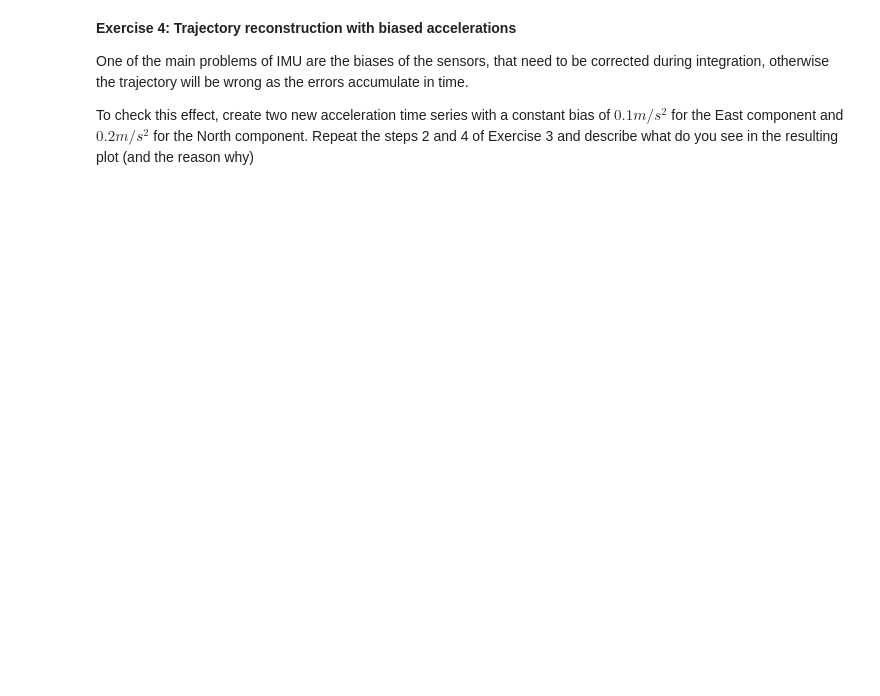
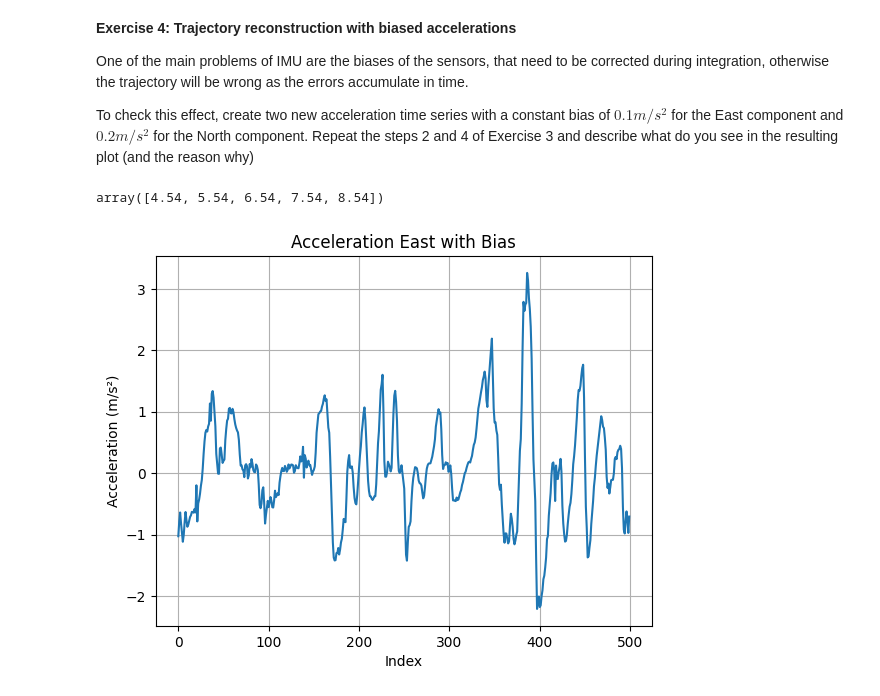
Before and after one commit to FranciscoSagardoyProus/PAI_REPO, a Jupyter notebook: plab/p3_GNSS_IMU.ipynb, the cells around one changed output. Drawn from its saved outputs; the diff is of its cells as text; code cells hidden in the pictures; blank space fills up the shorter version.

```diff
--- a/plab/p3_GNSS_IMU.ipynb
+++ b/plab/p3_GNSS_IMU.ipynb
@@ -313,0 +325,21 @@ To check this effect, create two new acceleration time series with a constant bi
+# %%
+array
+# %% [output]
+array([4.54, 5.54, 6.54, 7.54, 8.54])
+# %%
+bias_east = 0.1
+bias_north = 0.2
+
+df['acceleration_east_biased(m/s2)'] = df['acceleration_east(m/s2)'] + bias_east
+df['acceleration_north_biased(m/s2)'] = df['acceleration_north(m/s2)'] + bias_north
+# %%
+aE_biased = 'acceleration_east_biased(m/s2)'
+
+plt.plot(df[aE_biased])
+plt.title("Acceleration East with Bias")
+plt.xlabel("Index")
+plt.ylabel("Acceleration (m/s²)")
+plt.grid()
+plt.show()
+# %% [output]
+[figure, added]
```
Also changed, not shown: parts of 9 cells of this notebook.
